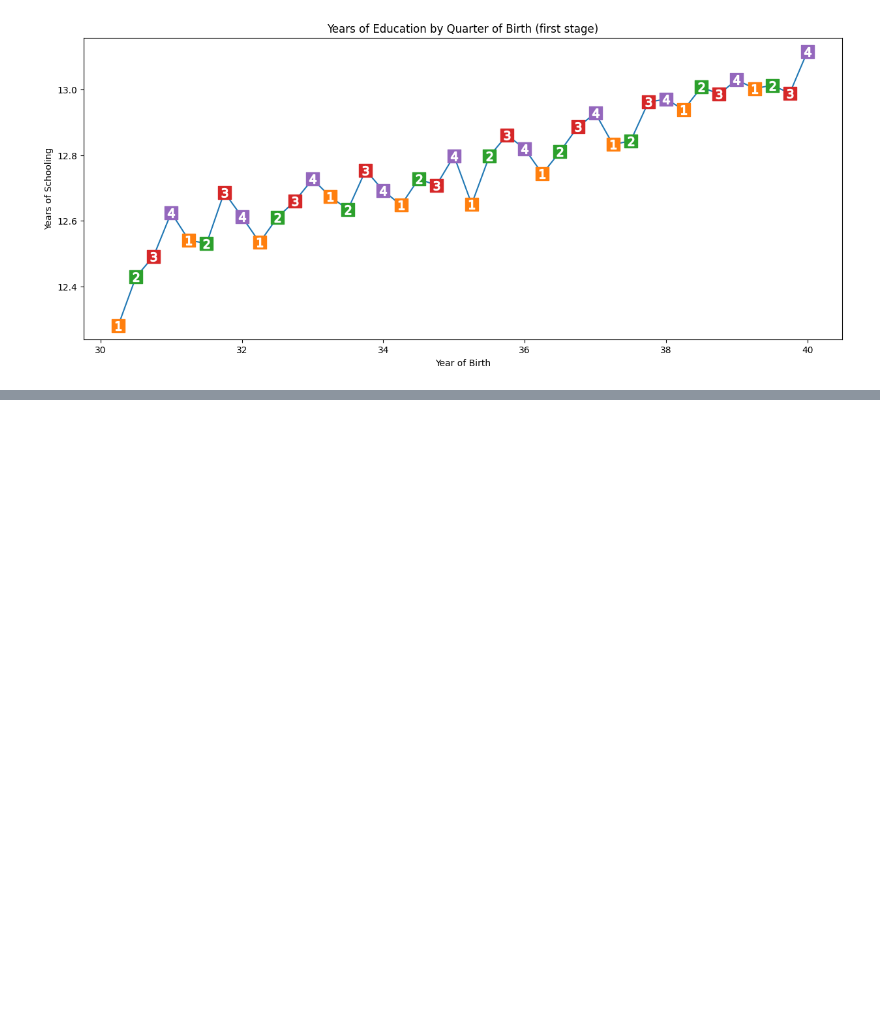
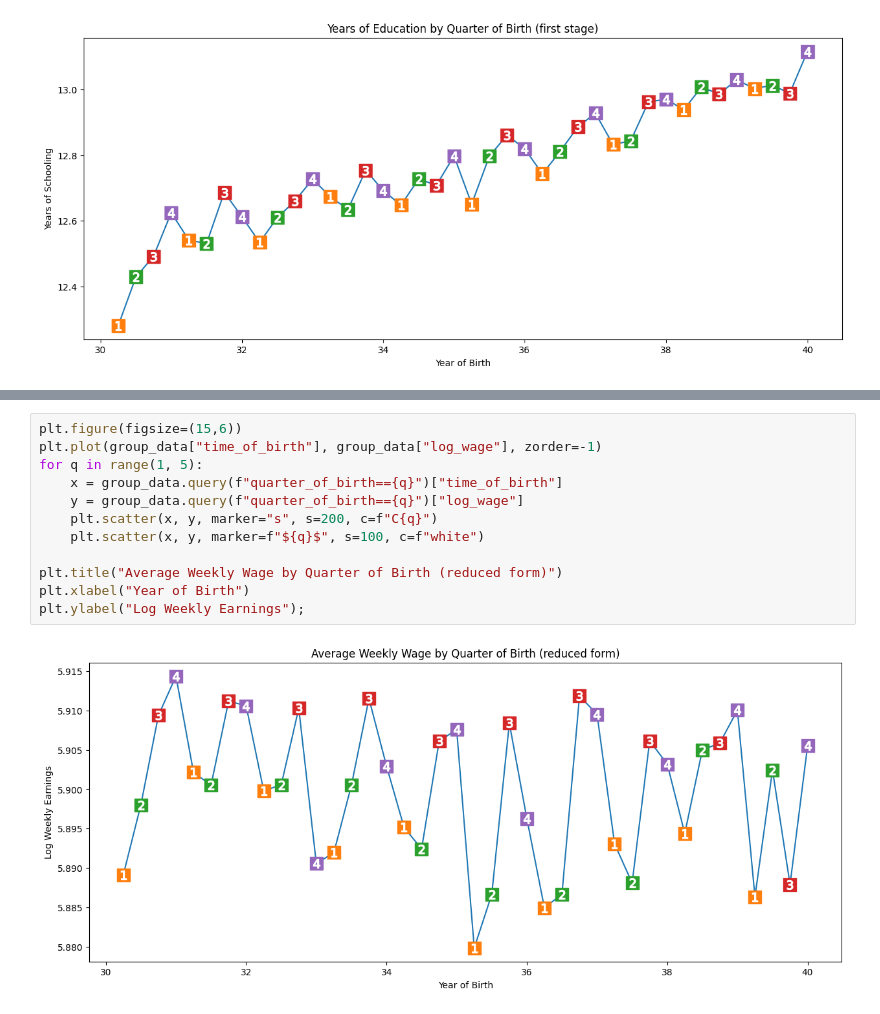
Before and after one commit to birth-outcomes/birth_outcomes_summary, a Jupyter notebook: worked_examples/instrumental_variables.ipynb, the cells around one changed output, grey strips where cells are left out. Drawn from its saved outputs; the diff is of its cells as text; blank space fills up the shorter version.

```diff
--- a/worked_examples/instrumental_variables.ipynb
+++ b/worked_examples/instrumental_variables.ipynb
@@ -141,0 +148,14 @@ q4 p-value:,  5.464829416613623e-15
+# %%
+plt.figure(figsize=(15,6))
+plt.plot(group_data["time_of_birth"], group_data["log_wage"], zorder=-1)
+for q in range(1, 5):
+    x = group_data.query(f"quarter_of_birth=={q}")["time_of_birth"]
+    y = group_data.query(f"quarter_of_birth=={q}")["log_wage"]
+    plt.scatter(x, y, marker="s", s=200, c=f"C{q}")
+    plt.scatter(x, y, marker=f"${q}$", s=100, c=f"white")
+
+plt.title("Average Weekly Wage by Quarter of Birth (reduced form)")
+plt.xlabel("Year of Birth")
+plt.ylabel("Log Weekly Earnings");
+# %% [output]
+[figure, added]
```
Also changed, not shown: parts of 24 cells of this notebook, 2 other files.
